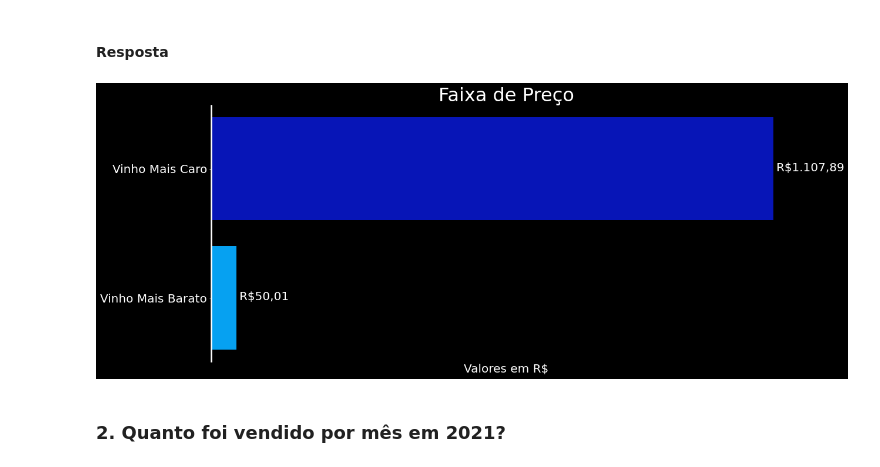
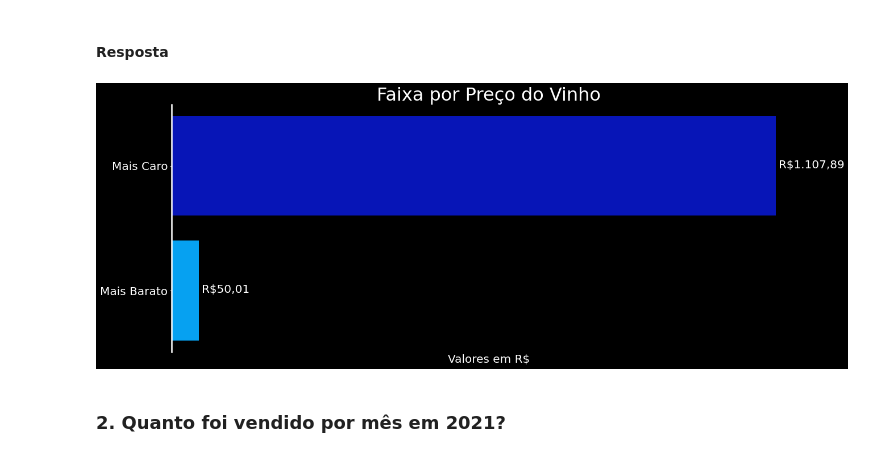
Before and after one commit to rafaelpuyau/infinity_school, a Jupyter notebook: ds/notebooks/8ª_aula_DS.ipynb, the cells around one changed output. Cells and saved outputs as stored; diff of their text form; code cells hidden in the pictures.

```diff
--- a/ds/notebooks/8ª_aula_DS.ipynb
+++ b/ds/notebooks/8ª_aula_DS.ipynb
@@ -47,40 +47,40 @@ plt.style.use('dark_background')
 # %% [markdown]
 #### Resposta
 # %%
-fig, ax = plt.subplots(figsize=(18,8))
+fig, ax = plt.subplots(figsize=(20,8))
 
 minmax_df = df['price'].agg(['max', 'min']).sort_values()
-labels = ['Vinho Mais Caro', 'Vinho Mais Barato']
+labels = ['Mais Caro', 'Mais Barato']
 prices = [ f'R${preco:,.2f}'.translate(f'R${preco:,.2f}'.maketrans({',': '.', '.':','})) for preco in minmax_df.values ]
 colors = ['#06A1F1', '#0715B7']
 
 ax.barh(labels, minmax_df.values, color=colors)
 
 for valor in range(len(labels)):
   ax.annotate(
       prices[valor],
       (minmax_df[valor], valor),
       ha='left',
       xytext=(5, -4),
       textcoords='offset points',
       fontsize=20
   )
 
-ax.set_title('Faixa de Preço', fontsize=32)
+ax.set_title('Faixa por Preço do Vinho', fontsize=32)
 ax.set_xlabel('Valores em R$', fontsize=20)
 ax.set_xticks([])
 ax.set_yticklabels(labels[::-1], fontsize=20)
 
 for border in ['top', 'right', 'bottom']:
   ax.spines[border].set_visible(False)
 
 ax.spines['left'].set_linewidth(2.5)
 
 plt.show()
 
 fig.savefig('grafico_#1.png', dpi=300)
 # %% [output]
-[figure, old version]
+[figure, new version]
 # %% [markdown]
 ### 2. Quanto foi vendido por mês em 2021?
 # %% [markdown]
```
